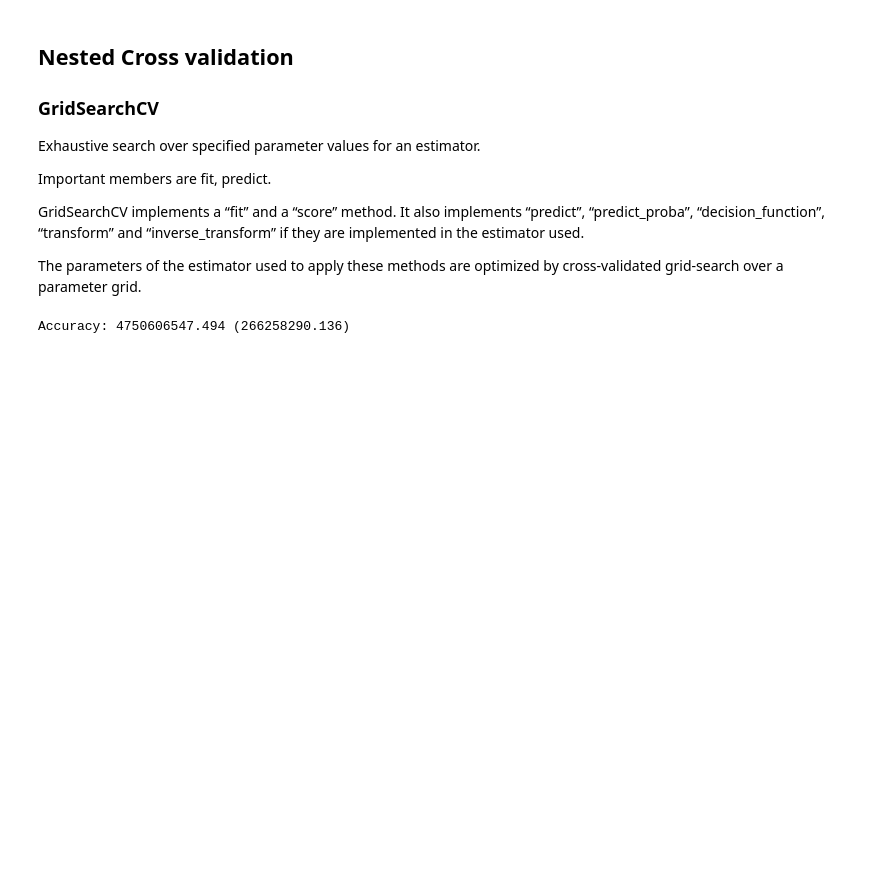
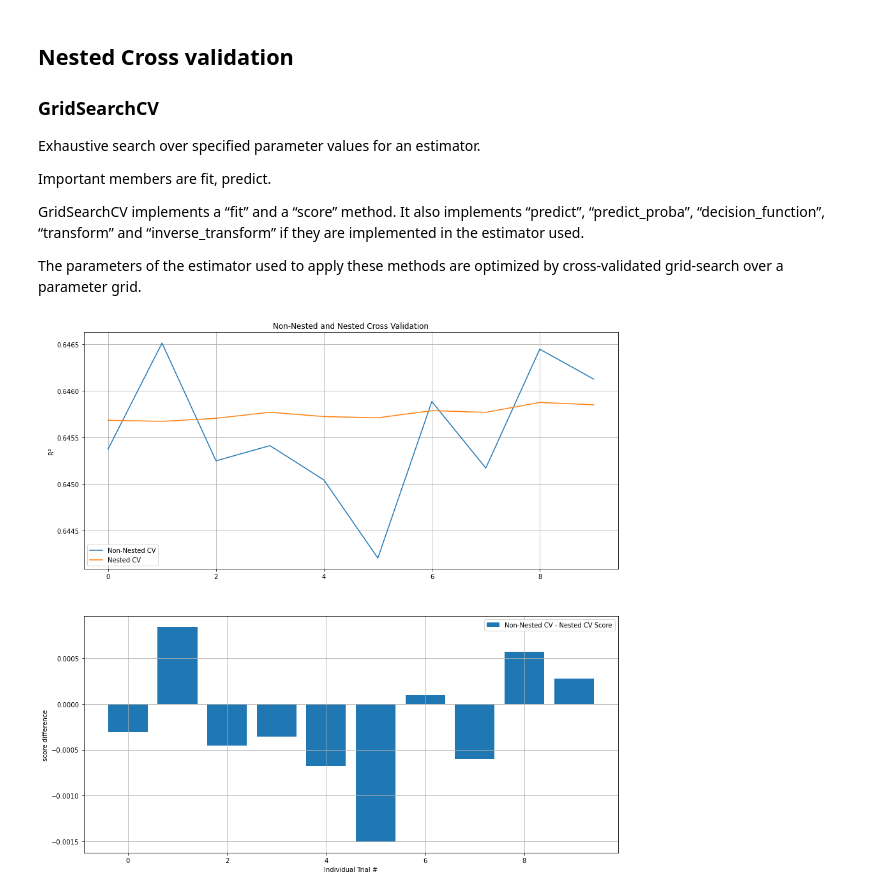
Before and after one commit to mikymaione/HousingPrices, a Jupyter notebook: Source code/HousingPrices/SoloLasso.ipynb, the cells around one changed output. Drawn from its saved outputs; the diff is of its cells as text; code cells hidden in the pictures; blank space fills up the shorter version.

Commit message:
nested

```diff
--- a/Source code/HousingPrices/SoloLasso.ipynb
+++ b/Source code/HousingPrices/SoloLasso.ipynb
@@ -239,8 +239,12 @@ GridSearchCV implements a “fit” and a “score” method. It also implements
 The parameters of the estimator used to apply these methods are optimized by cross-validated grid-search over a parameter grid.
 # %%
 lasso.alphas = alphas
-scores = lasso.nestedCrossValidation(x_train, y_train, scoring)
-
-print('Accuracy: %.3f (%.3f)' % (numpy.mean(-scores), numpy.std(-scores)))
+lasso.nestedCrossValidationKFold(x_train, y_train)
-# %% [output]
-Accuracy: 4750606547.494 (266258290.136)
+# %%
+Plotting.plotNestedCrossVal(
+    lasso.nested_cross_validation_trials,
+    lasso.nested_scores,
+    lasso.non_nested_scores,
+    lasso.score_difference)
+# %% [output]
+[figure, added]
```
Also changed, not shown: 2 other files.
